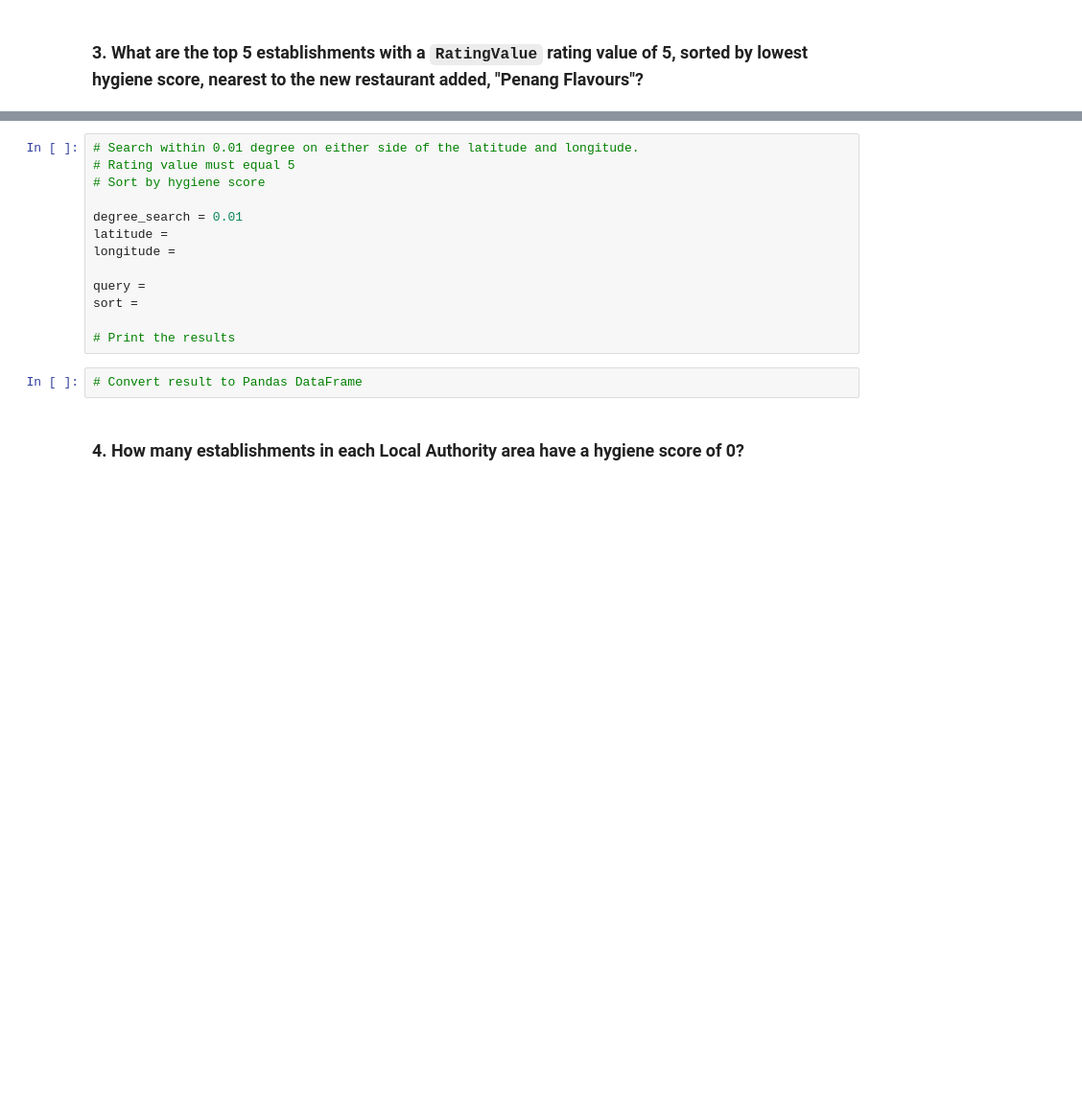
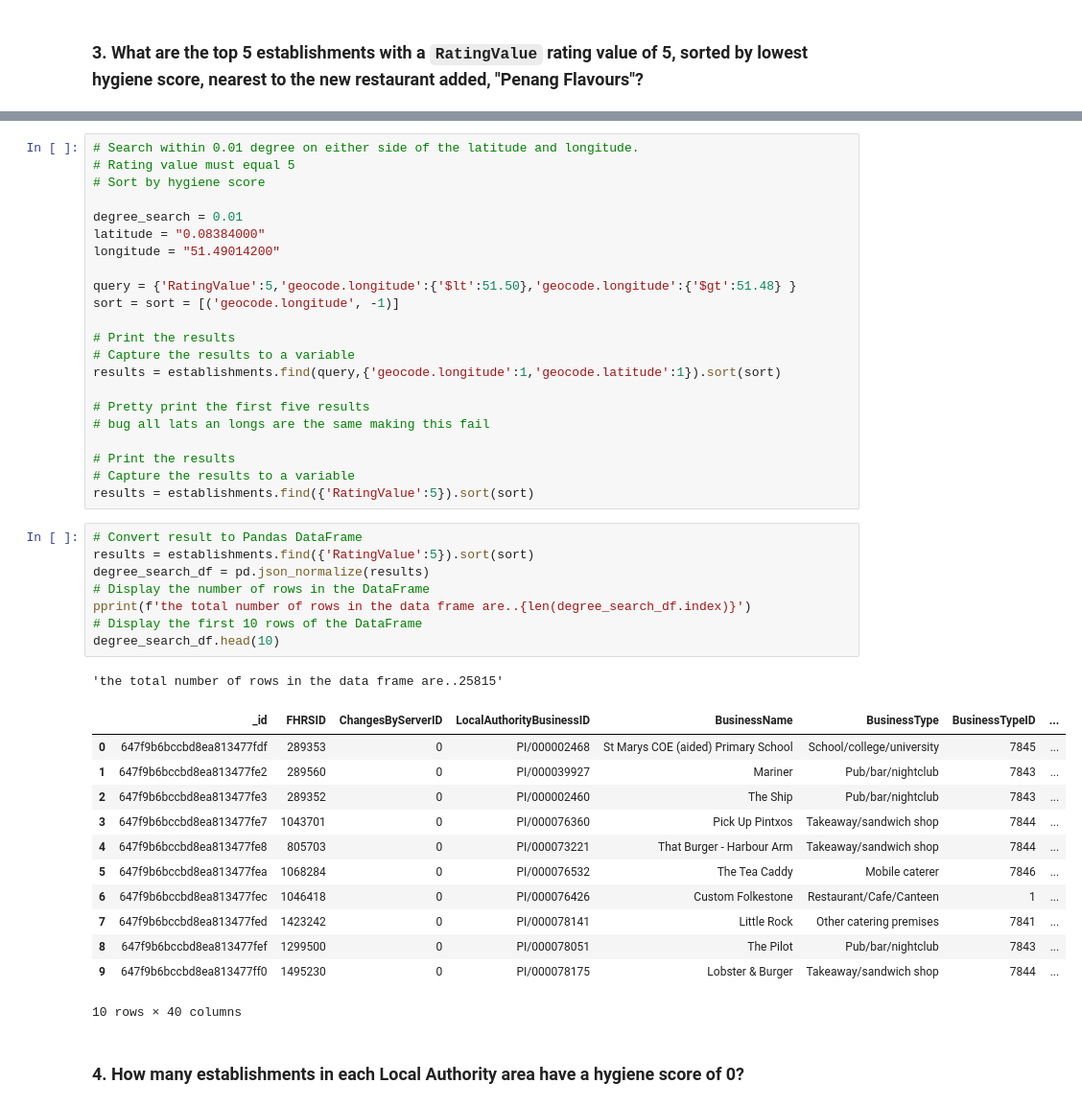
Before and after one commit to camonsma/nosql-challenge, a Jupyter notebook: NoSQL_analysis_starter.ipynb, the cells around one changed output, grey strips where cells are left out. Shown at 96% size. Drawn from its saved outputs; the diff is of its cells as text; blank space fills up the shorter version.

```diff
--- a/NoSQL_analysis_starter.ipynb
+++ b/NoSQL_analysis_starter.ipynb
@@ -64,15 +168,44 @@ query =
 # Sort by hygiene score
 
 degree_search = 0.01
-latitude =
-longitude =
+latitude = "0.08384000"
+longitude = "51.49014200"
 
-query =
-sort =
+query = {'RatingValue':5,'geocode.longitude':{'$lt':51.50},'geocode.longitude':{'$gt':51.48} }
+sort = sort = [('geocode.longitude', -1)]
 
 # Print the results
+# Capture the results to a variable
+results = establishments.find(query,{'geocode.longitude':1,'geocode.latitude':1}).sort(sort)
+
+# Pretty print the first five results
+# bug all lats an longs are the same making this fail
+
+# Print the results
+# Capture the results to a variable
+results = establishments.find({'RatingValue':5}).sort(sort)
 # %%
 # Convert result to Pandas DataFrame
+results = establishments.find({'RatingValue':5}).sort(sort)
+degree_search_df = pd.json_normalize(results)
+# Display the number of rows in the DataFrame
+pprint(f'the total number of rows in the data frame are..{len(degree_search_df.index)}')
+# Display the first 10 rows of the DataFrame
+degree_search_df.head(10)
+# %% [output]
+'the total number of rows in the data frame are..25815'
+|  | _id | FHRSID | ChangesByServerID | LocalAuthorityBusinessID | BusinessName | BusinessType | BusinessTypeID | ... |
+| 0 | 647f9b6bccbd8ea813477fdf | 289353 | 0 | PI/000002468 | St Marys COE (aided) Primary School | School/college/university | 7845 | ... |
+| 1 | 647f9b6bccbd8ea813477fe2 | 289560 | 0 | PI/000039927 | Mariner | Pub/bar/nightclub | 7843 | ... |
+| 2 | 647f9b6bccbd8ea813477fe3 | 289352 | 0 | PI/000002460 | The Ship | Pub/bar/nightclub | 7843 | ... |
+| 3 | 647f9b6bccbd8ea813477fe7 | 1043701 | 0 | PI/000076360 | Pick Up Pintxos | Takeaway/sandwich shop | 7844 | ... |
+| 4 | 647f9b6bccbd8ea813477fe8 | 805703 | 0 | PI/000073221 | That Burger - Harbour Arm | Takeaway/sandwich shop | 7844 | ... |
+| 5 | 647f9b6bccbd8ea813477fea | 1068284 | 0 | PI/000076532 | The Tea Caddy | Mobile caterer | 7846 | ... |
+| 6 | 647f9b6bccbd8ea813477fec | 1046418 | 0 | PI/000076426 | Custom Folkestone | Restaurant/Cafe/Canteen | 1 | ... |
+| 7 | 647f9b6bccbd8ea813477fed | 1423242 | 0 | PI/000078141 | Little Rock | Other catering premises | 7841 | ... |
+| 8 | 647f9b6bccbd8ea813477fef | 1299500 | 0 | PI/000078051 | The Pilot | Pub/bar/nightclub | 7843 | ... |
+| 9 | 647f9b6bccbd8ea813477ff0 | 1495230 | 0 | PI/000078175 | Lobster & Burger | Takeaway/sandwich shop | 7844 | ... |
+10 rows × 40 columns
 # %% [markdown]
 ### 4. How many establishments in each Local Authority area have a hygiene score of 0?
 # %%
```
Also changed, not shown: parts of 9 cells of this notebook.
